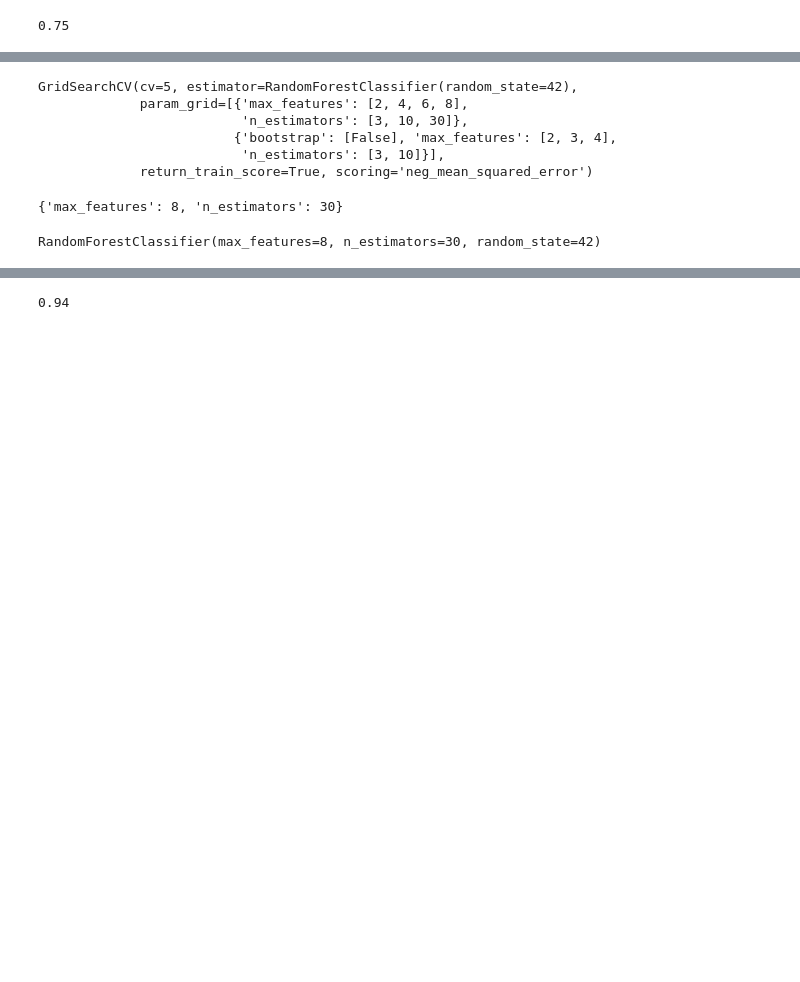
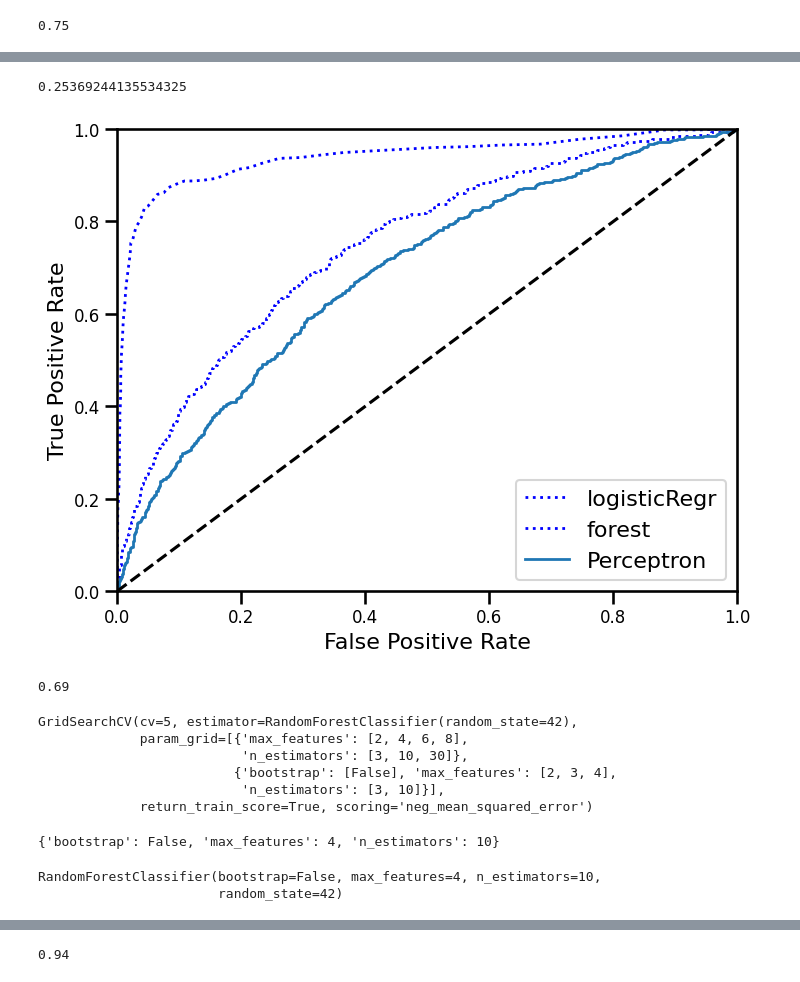
Before and after one commit to OscarPALISSOT/ML_Classifier_CESI_A4, a Jupyter notebook: notebook/Import_data.ipynb, the cells around one changed output, grey strips where cells are left out. Saved outputs shown, nothing was run; the diff lists cells and outputs as text; code cells hidden in the pictures; blank space fills up the shorter version.

Commit message:
perceptron

```diff
--- a/notebook/Import_data.ipynb
+++ b/notebook/Import_data.ipynb
@@ -708,0 +711,3 @@ plt.show()
+# %%
+perceptron = SGDClassifier(loss="perceptron", eta0=1, learning_rate="constant", penalty=None, random_state=42)
+perceptron.fit(X_train, y_train)
@@ -709,3 +717,24 @@ plt.show()
+# %%
+y_scores_perceptron = cross_val_predict(perceptron, X_train, y_train, cv=3, method="decision_function")
+fpr_perceptron, tpr_perceptron, thresholds_perceptron = roc_curve(y_train, y_scores_perceptron)
+# %%
+y_scores_perceptron = cross_val_predict(perceptron, X_train, y_train, cv=5)
+f1_score(y_train, y_scores_perceptron)
+# %% [output]
+0.25369244135534325
+# %%
+plt.figure(figsize=(8, 6))
+plt.plot(fpr, tpr, "b:", linewidth=2, label="logisticRegr")
+plt.plot(fpr_forest, tpr_forest, "b:", linewidth=2, label="forest")
+plot_roc_curve(fpr_perceptron, tpr_perceptron, "Perceptron")
+plt.legend(loc="lower right", fontsize=16)
+plt.show()
+# %% [output]
+[figure, added]
+# %%
+round(roc_auc_score(y_train, y_scores_perceptron),2)
+# %% [output]
+0.69
 # %%
 param_grid = [
     # essaye 12 (3×4) combinaisons des hyperparametres
@@ -729,11 +758,12 @@ GridSearchCV(cv=5, estimator=RandomForestClassifier(random_state=42),
 # %%
 grid_search.best_params_
 # %% [output]
-{'max_features': 8, 'n_estimators': 30}
+{'bootstrap': False, 'max_features': 4, 'n_estimators': 10}
 # %%
 grid_search.best_estimator_
 # %% [output]
-RandomForestClassifier(max_features=8, n_estimators=30, random_state=42)
+RandomForestClassifier(bootstrap=False, max_features=4, n_estimators=10,
+                       random_state=42)
 # %%
 forest_clf_best = RandomForestClassifier(bootstrap=False, max_features=4, random_state=42, n_estimators=10)
 y_probas_forest = cross_val_predict(forest_clf, X_train, y_train, cv=3, method='predict_proba')
```
Also changed, not shown: parts of 16 cells of this notebook.
